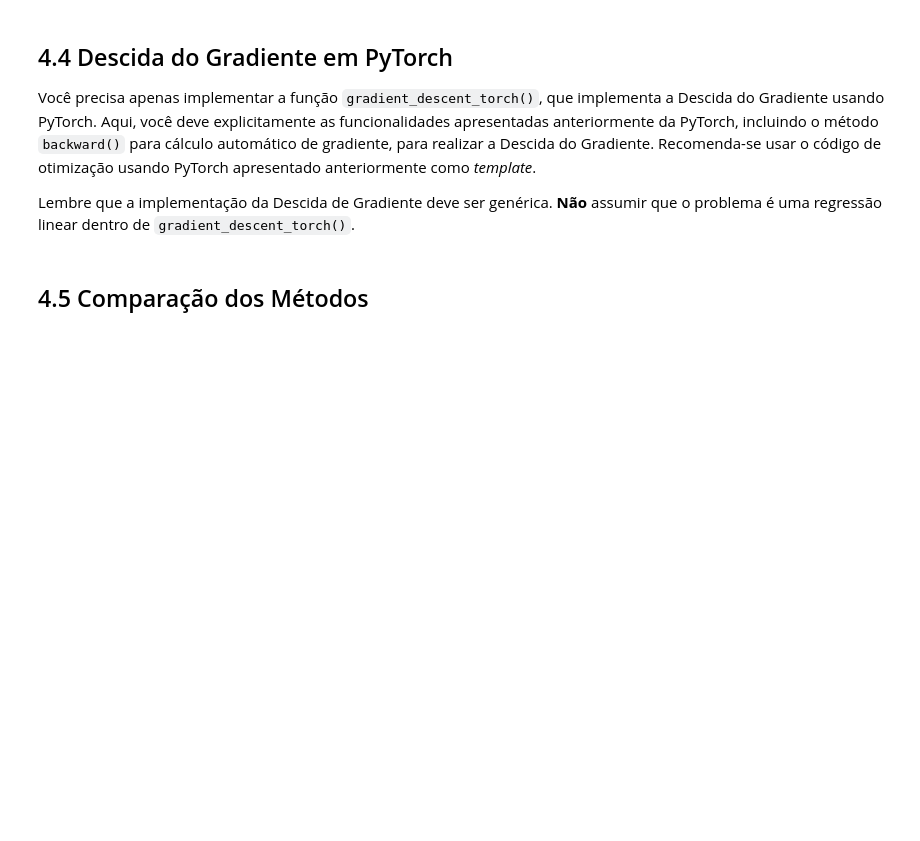
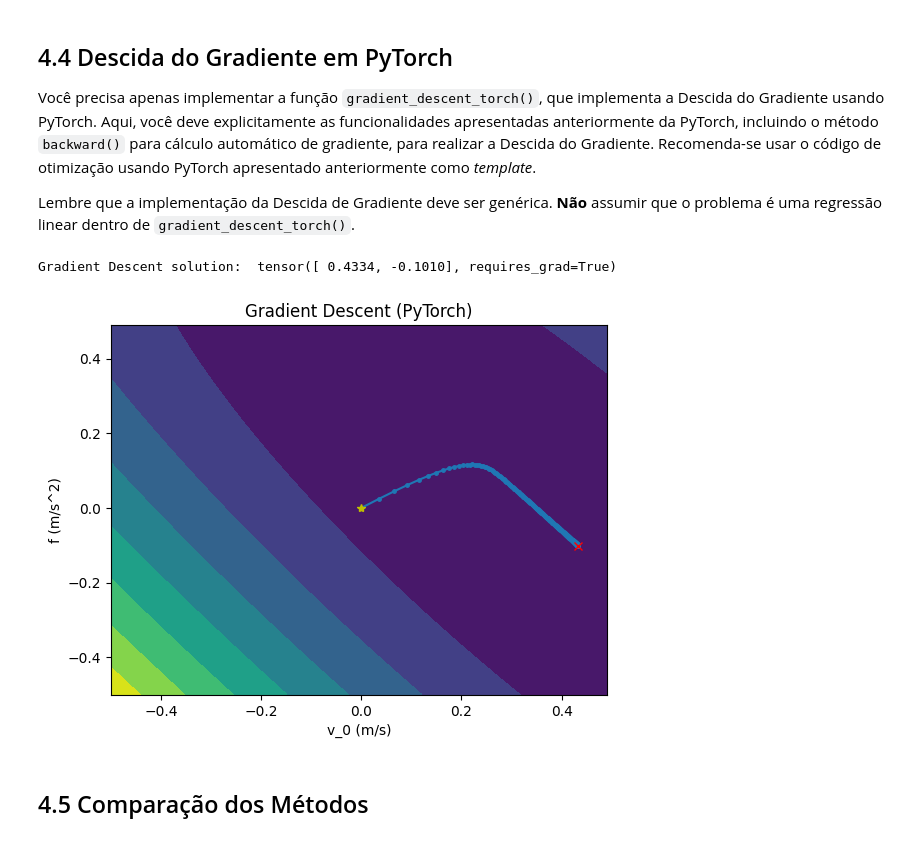
Before and after one commit to ulissesuls/CM-204, a Jupyter notebook: Lab 01/cm204_lab1.ipynb, the cells around one changed output. Cells and saved outputs as stored; diff of their text form; code cells hidden in the pictures; blank space fills up the shorter version.

```diff
--- a/Lab 01/cm204_lab1.ipynb
+++ b/Lab 01/cm204_lab1.ipynb
@@ -395,6 +530,7 @@ def gradient_function(theta: np.array) -> np.array:
                     (1 / m) * sum((theta[0] + theta[1] * t - v) * t)])
 # %%
 from typing import Callable, Tuple
+from math import inf
 
 def gradient_descent_numpy(cost_function: Callable, gradient_function: Callable,
                            theta0: np.array, alpha: float, epsilon: float,
@@ -422,7 +558,17 @@ def gradient_descent_numpy(cost_function: Callable, gradient_function: Callable,
     """
     theta = theta0
     history = [theta0]
+
     # Todo: Implement Gradient Descent using pure NumPy
+    steps = 0
+    cost = inf
+    # definindo condição de parada: enquanto não alcançar o número máximo de iterações e o custo for maior que épsilon
+    while steps < max_iterations and cost > epsilon:
+        theta = theta - alpha*gradient_function(theta)
+        history.append(np.copy(theta))
+        steps += 1
+        cost = cost_function(theta)
+
     return theta, history
 # %% [markdown]
 ### Teste da Implementação Descida do Gradiente usando NumPy
@@ -494,19 +686,28 @@ def gradient_descent_torch(cost_function: Callable, theta0: torch.tensor, alpha:
 # %%
 import os
 
 # Setting random seed for reproducibility
 np.random.seed(42)
 
 t, v = load_data() # Load the data
+
+# Turning t and v into pytorch tensors
+tensor_t = torch.tensor(t)
+tensor_v = torch.tensor(v)
+# O passo acima foi adicionado para melhorar a eficiência das chamadas de funções.
+# Caso ela estivesse dentro de cost_function_torch, em toda iteração essa operação seria realizada.
 
 # Solving the problem using the Gradient Descent algorithm implemented with PyTorch
 theta0 = torch.tensor([0.0, 0.0], requires_grad=True)
 theta, history = gradient_descent_torch(cost_function_torch, theta0, 0.1, 1.0e-10, 1000)
 print('Gradient Descent solution: ', theta)
 plt.figure()
 plot_optimization(history)
 plt.title('Gradient Descent (PyTorch)')
 plt.savefig(os.path.join('results', 'gradient_descent_torch.%s' % fig_format), format=fig_format)
+# %% [output]
+Gradient Descent solution:  tensor([ 0.4334, -0.1010], requires_grad=True)
+[figure, added]
 # %% [markdown]
 ## 4.5 Comparação dos Métodos
 # %%
```
Also changed, not shown: parts of 19 cells of this notebook, 16 other files.
